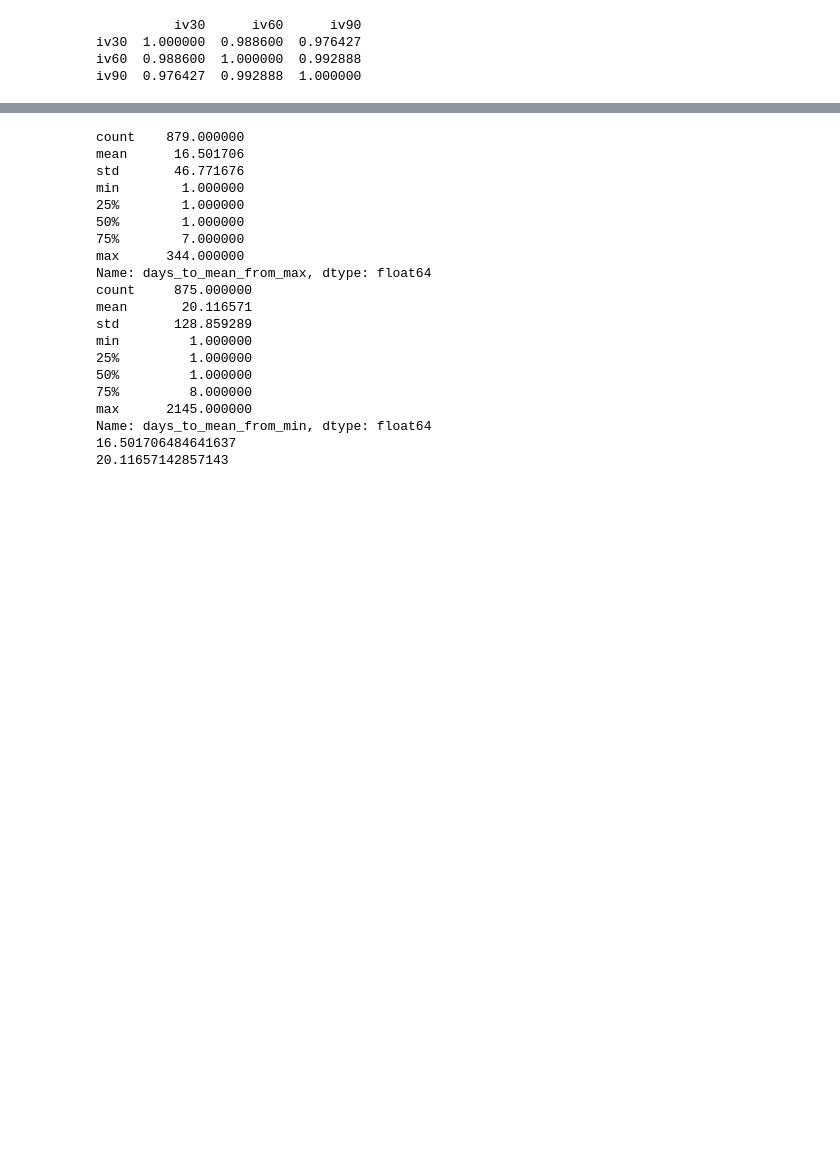
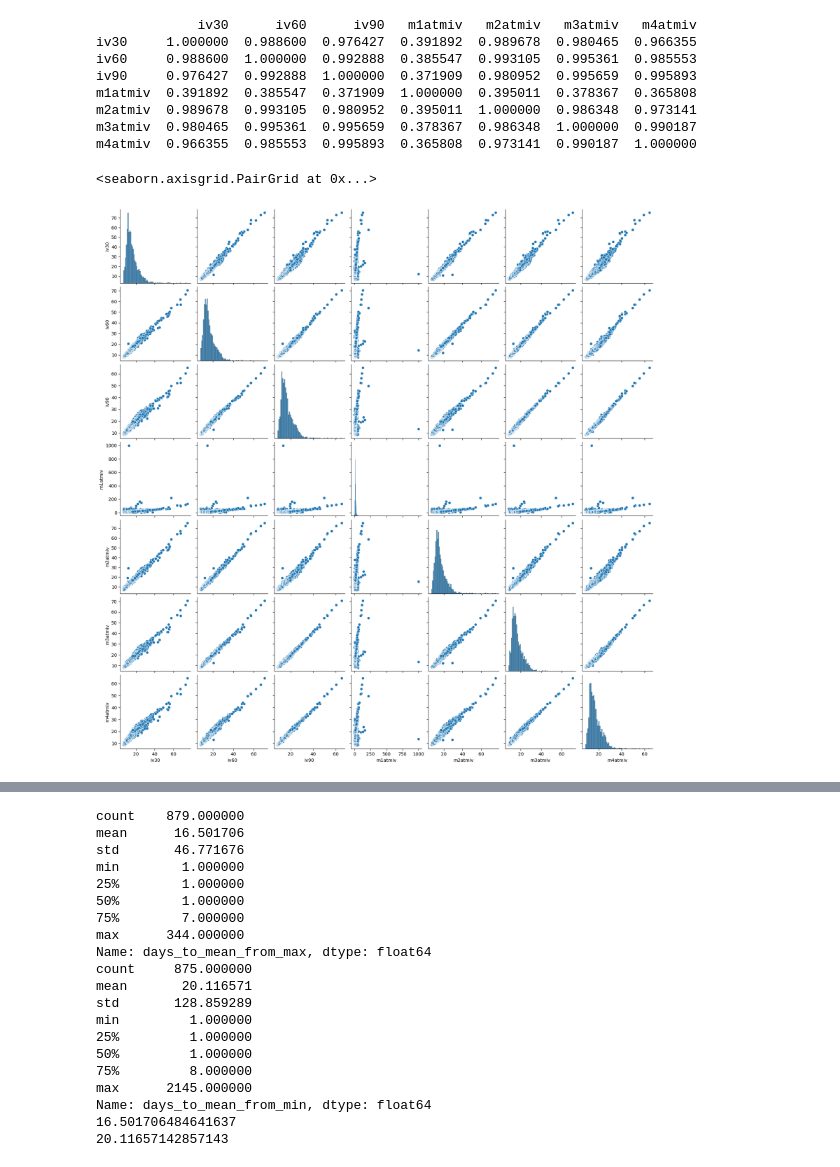
Before and after one commit to vladimirsnap/options, a Jupyter notebook: Volatility_calc_IEP.ipynb, the cells around one changed output, grey strips where cells are left out. Cells and saved outputs as stored; diff of their text form; code cells hidden in the pictures; blank space fills up the shorter version.

```diff
--- a/Volatility_calc_IEP.ipynb
+++ b/Volatility_calc_IEP.ipynb
@@ -28,19 +28,23 @@ Data columns (total 27 columns):
  26  252dORHV   3397 non-null   float64
 dtypes: float64(26), object(1)
 memory usage: 716.7+ KB
-# %%
-# Выберите столбцы с IV различных периодов
-df_iv = df[['iv30', 'iv60', 'iv90']]
-
-# Вычисление корреляции
-correlation_matrix = df_iv.corr()
-
-print(correlation_matrix)
-# %% [output]
-          iv30      iv60      iv90
-iv30  1.000000  0.988600  0.976427
-iv60  0.988600  1.000000  0.992888
-iv90  0.976427  0.992888  1.000000
+# %%
+correlation_matrix = df[['iv30', 'iv60', 'iv90', 'm1atmiv', 'm2atmiv', 'm3atmiv', 'm4atmiv']].corr()
+print(correlation_matrix)
+
+import seaborn as sns
+sns.pairplot(df[['iv30', 'iv60', 'iv90', 'm1atmiv', 'm2atmiv', 'm3atmiv', 'm4atmiv']])
+# %% [output]
+             iv30      iv60      iv90   m1atmiv   m2atmiv   m3atmiv   m4atmiv
+iv30     1.000000  0.988600  0.976427  0.391892  0.989678  0.980465  0.966355
+iv60     0.988600  1.000000  0.992888  0.385547  0.993105  0.995361  0.985553
+iv90     0.976427  0.992888  1.000000  0.371909  0.980952  0.995659  0.995893
+m1atmiv  0.391892  0.385547  0.371909  1.000000  0.395011  0.378367  0.365808
+m2atmiv  0.989678  0.993105  0.980952  0.395011  1.000000  0.986348  0.973141
+m3atmiv  0.980465  0.995361  0.995659  0.378367  0.986348  1.000000  0.990187
+m4atmiv  0.966355  0.985553  0.995893  0.365808  0.973141  0.990187  1.000000
+<seaborn.axisgrid.PairGrid at 0x...>
+[figure, added]
 # %%
 df.describe()
 # %% [output]
```
Also changed, not shown: parts of 9 cells of this notebook.
